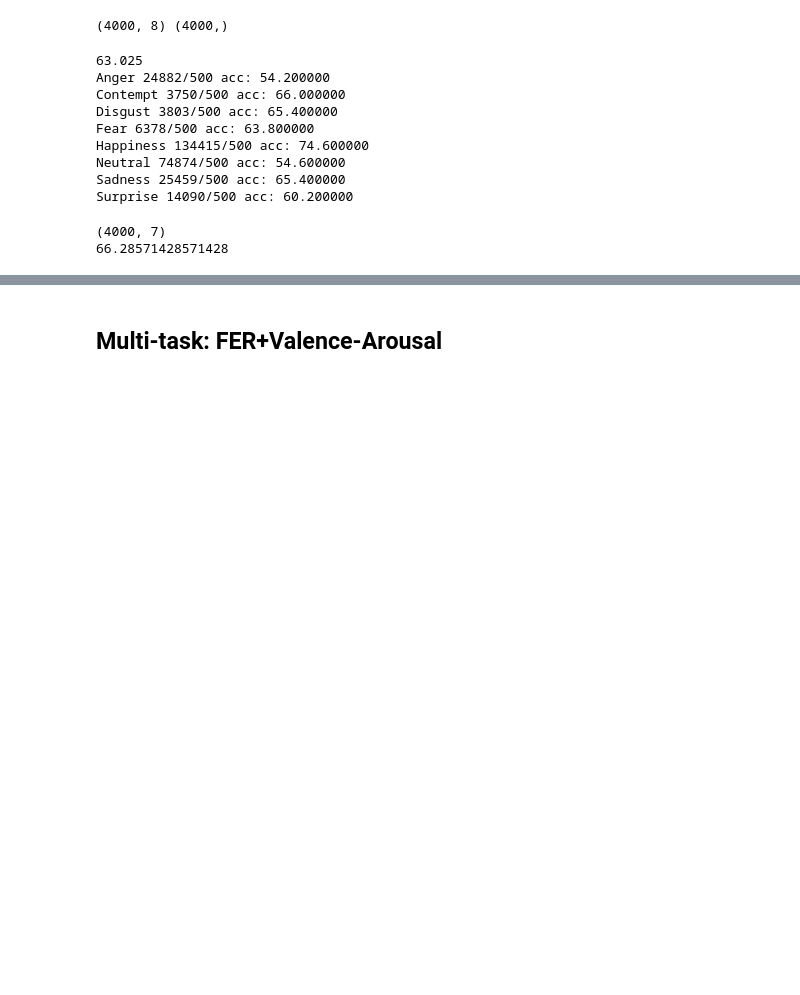
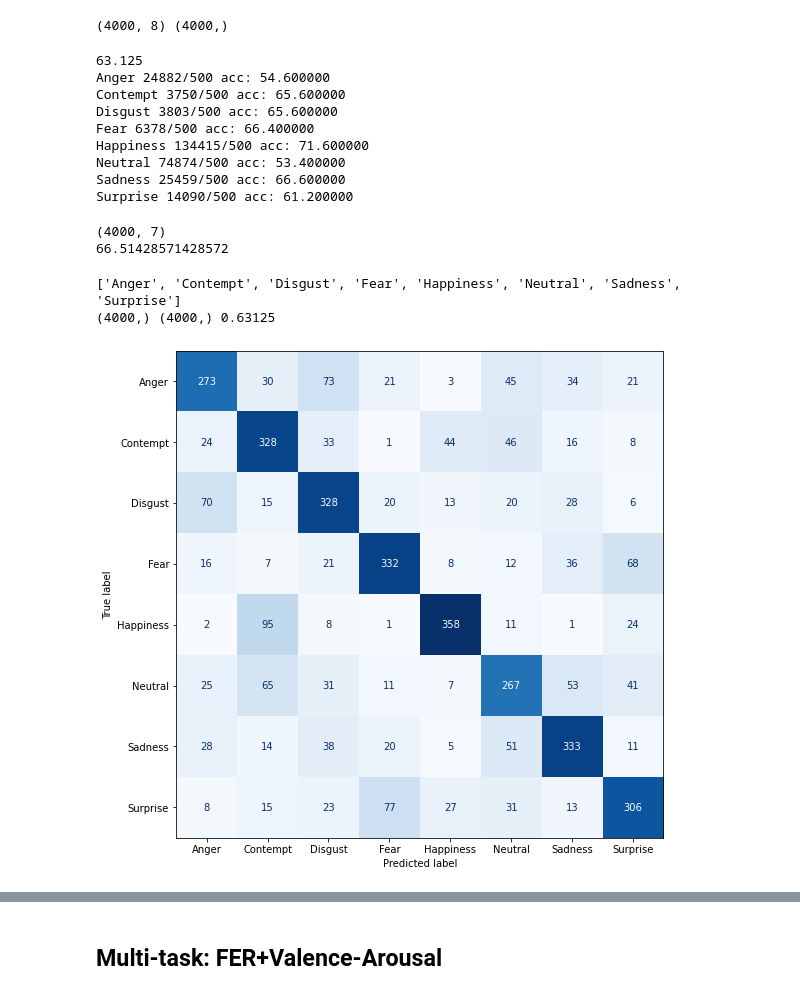
Before and after one commit to av-savchenko/face-emotion-recognition, a Jupyter notebook: src/train_emotions-pytorch.ipynb, the cells around one changed output, grey strips where cells are left out. Drawn from its saved outputs; the diff is of its cells as text; code cells hidden in the pictures; blank space fills up the shorter version.

```diff
--- a/src/train_emotions-pytorch.ipynb
+++ b/src/train_emotions-pytorch.ipynb
@@ -394,7 +394,8 @@ if USE_ENET2:
         PATH='../models/affectnet_emotions/enet_b2_7.pt'
         model_name='enet2_7_pt'
     else:
-        PATH='../models/affectnet_emotions/enet_b2_8.pt'
+        #PATH='../models/affectnet_emotions/enet_b2_8.pt'
+        PATH='../models/affectnet_emotions/enet_b2_8_best.pt'
         model_name='enet2_8_pt'
 else:
     if False: # 7 emotions from AFFECT_IMG_SEVEN_TRAIN_DATA_DIR and AFFECT_IMG_SEVEN_VAL_DATA_DIR
@@ -404,3 +405,4 @@ else:
         PATH='../models/affectnet_emotions/enet_b0_8_best_vgaf.pt'
         #PATH='../models/affectnet_emotions/enet_b0_8_best_afew.pt'
         model_name='enet0_8_pt'
+print(PATH)
@@ -411,5 +415,5 @@ torch.save(model, PATH)
 # Load
 print(PATH)
 model = torch.load(PATH)
-model.eval()
+model=model.eval()
 # %% [output]
@@ -475,25 +462,43 @@ for i in range(y_scores_val.shape[1]):
     _val_acc=(y_pred[y_val==i]==i).sum()/(y_val==i).sum()
     print('%s %d/%d acc: %f' %(idx_to_class[i],(y_train==i).sum(),(y_val==i).sum(),100*_val_acc))
 # %% [output]
-63.025
-Anger 24882/500 acc: 54.200000
-Contempt 3750/500 acc: 66.000000
-Disgust 3803/500 acc: 65.400000
-Fear 6378/500 acc: 63.800000
-Happiness 134415/500 acc: 74.600000
-Neutral 74874/500 acc: 54.600000
-Sadness 25459/500 acc: 65.400000
-Surprise 14090/500 acc: 60.200000
+63.125
+Anger 24882/500 acc: 54.600000
+Contempt 3750/500 acc: 65.600000
+Disgust 3803/500 acc: 65.600000
+Fear 6378/500 acc: 66.400000
+Happiness 134415/500 acc: 71.600000
+Neutral 74874/500 acc: 53.400000
+Sadness 25459/500 acc: 66.600000
+Surprise 14090/500 acc: 61.200000
 # %%
 #-Contempt
 сontempt_idx=class_to_idx['Contempt']
 y_scores_val_filtered=y_scores_val[:, [i!=сontempt_idx for i in idx_to_class]]
 print(y_scores_val_filtered.shape)
-y_pred=np.argmax(y_scores_val_filtered,axis=1)
+y_pred_filtered=np.argmax(y_scores_val_filtered,axis=1)
 other_indices=y_val!=сontempt_idx
 y_val_new=np.array([y if y<сontempt_idx else y-1 for y in y_val if y!=сontempt_idx])
-acc=100.0*np.mean(y_val_new==y_pred[other_indices])
+acc=100.0*np.mean(y_val_new==y_pred_filtered[other_indices])
 print(acc)
 # %% [output]
 (4000, 7)
-66.28571428571428
+66.51428571428572
+# %%
+labels=list(class_to_idx.keys())
+print(labels)
+IC = type('IdentityClassifier', (), {"predict": lambda i : i, "_estimator_type": "classifier"})
+import matplotlib.pyplot as plt
+from sklearn.metrics import plot_confusion_matrix
+def plt_conf_matrix(y_true,y_pred,labels):
+    print(y_pred.shape,y_true.shape, (y_pred==y_true).mean())
+
+    fig, ax = plt.subplots(figsize=(8, 8))
+    plot_confusion_matrix(IC, y_pred,y_true,display_labels=labels,cmap=plt.cm.Blues,ax=ax,colorbar=False) #,normalize='true'
+    plt.tight_layout()
+    plt.show()
+plt_conf_matrix(y_val,y_pred,labels)
+# %% [output]
+['Anger', 'Contempt', 'Disgust', 'Fear', 'Happiness', 'Neutral', 'Sadness', 'Surprise']
+(4000,) (4000,) 0.63125
+[figure, added]
```
Also changed, not shown: parts of 3 cells of this notebook, 3 other files.
